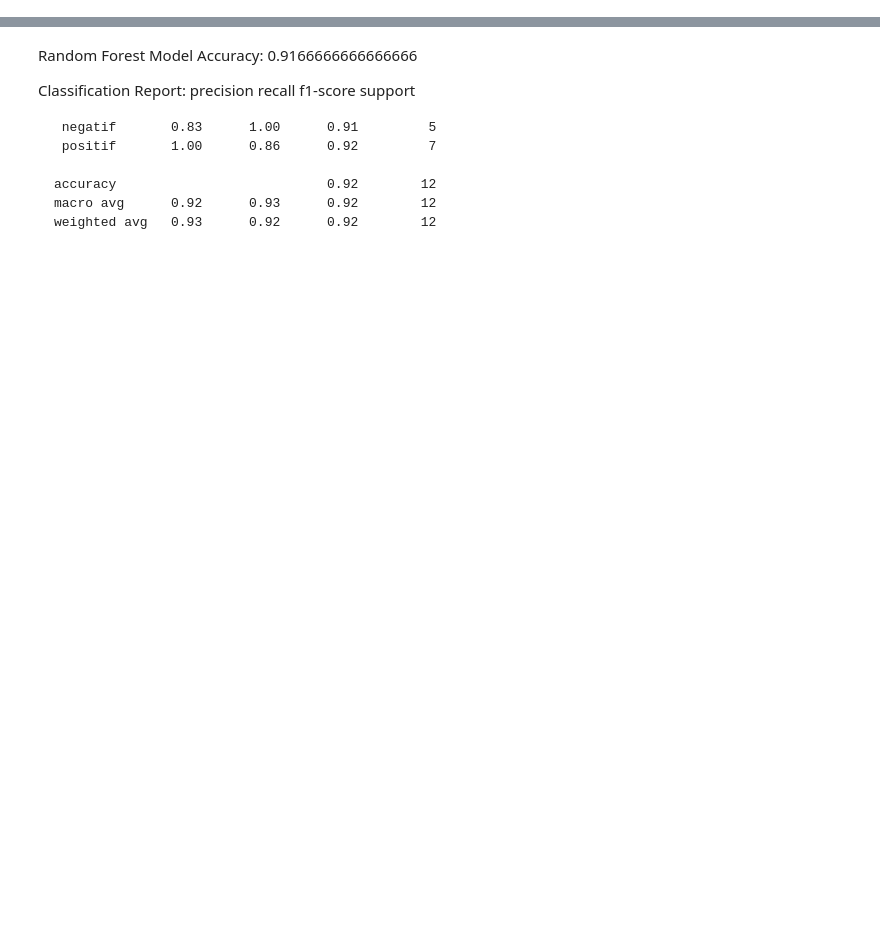
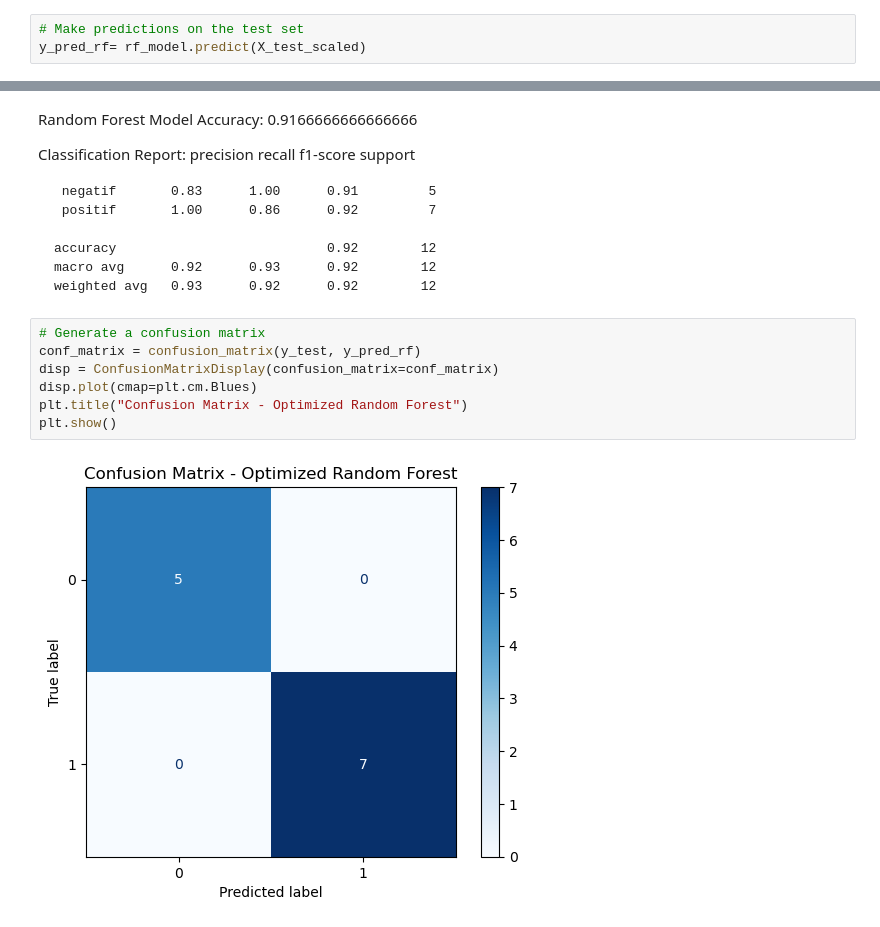
Before and after one commit to Ernawaty2024/handwriting_sentiment_classifier, a Jupyter notebook: ModelData.ipynb, the cells around one changed output, grey strips where cells are left out. Drawn from its saved outputs; the diff is of its cells as text; blank space fills up the shorter version.

```diff
--- a/ModelData.ipynb
+++ b/ModelData.ipynb
@@ -634,0 +632,3 @@ Random Forest model saved as 'rf_model.joblib'
+# %%
+# Make predictions on the test set
+y_pred_rf= rf_model.predict(X_test_scaled)
@@ -644,3 +650,12 @@ Classification Report:
     accuracy                           0.92        12
     macro avg      0.92      0.93      0.92        12
     weighted avg   0.93      0.92      0.92        12
+# %%
+# Generate a confusion matrix
+conf_matrix = confusion_matrix(y_test, y_pred_rf)
+disp = ConfusionMatrixDisplay(confusion_matrix=conf_matrix)
+disp.plot(cmap=plt.cm.Blues)
+plt.title("Confusion Matrix - Optimized Random Forest")
+plt.show()
+# %% [output]
+[figure, added]
```
Also changed, not shown: parts of 45 cells of this notebook.
